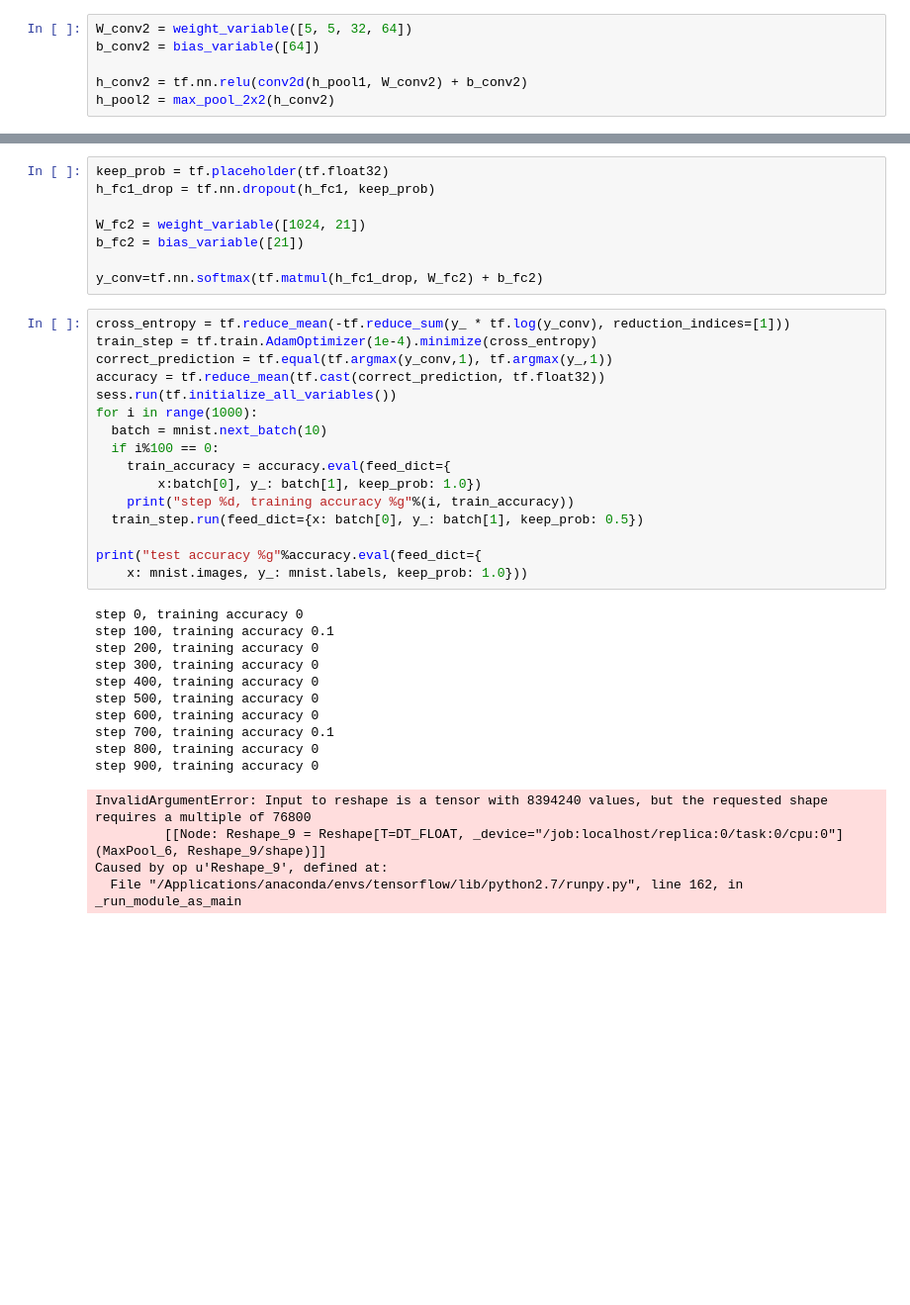
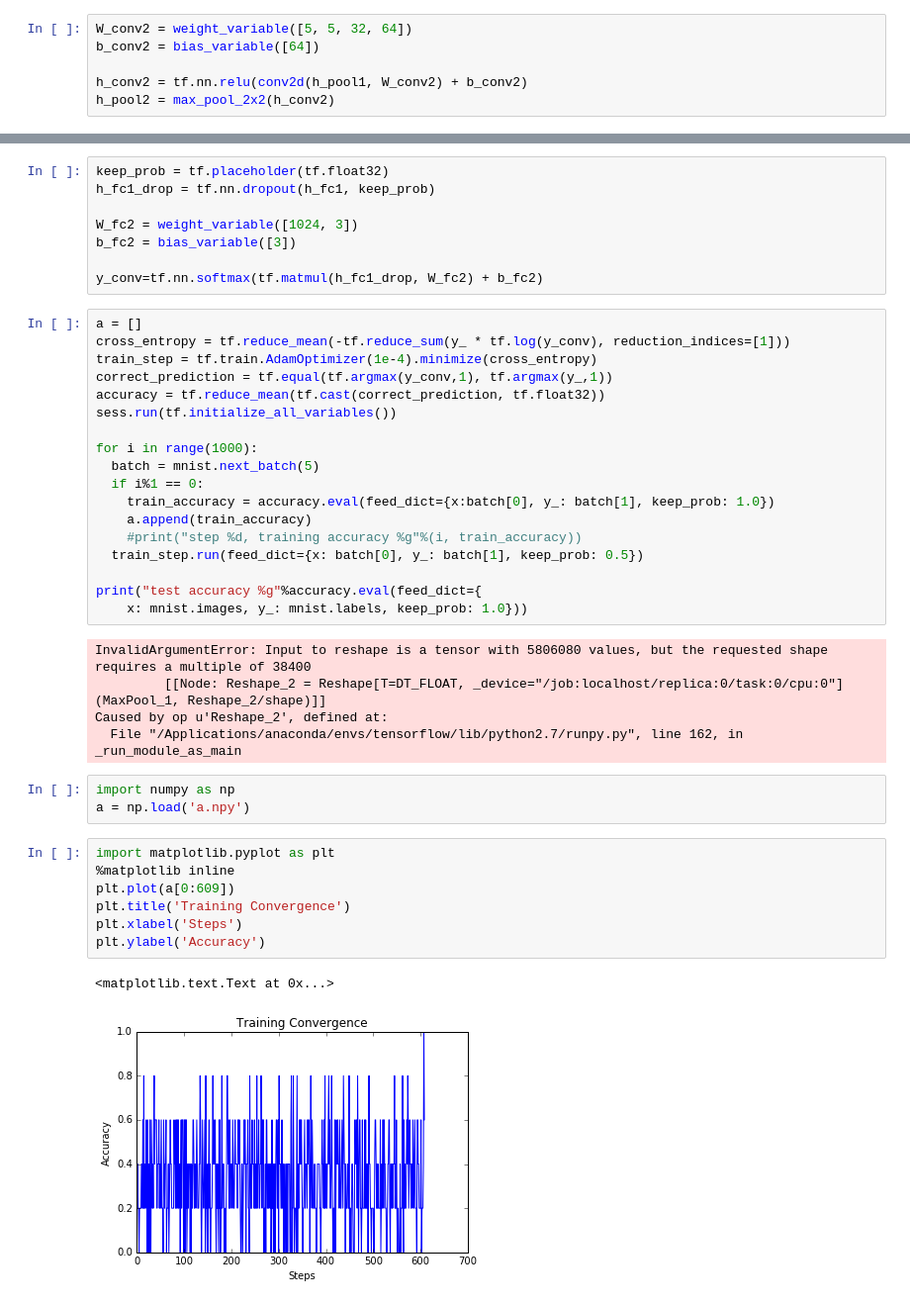
Before and after one commit to paroma/EyeTracking, a Jupyter notebook: TensorFlow MNIST.ipynb, the cells around one changed output, grey strips where cells are left out. Shown at 99% size. Drawn from its saved outputs; the diff is of its cells as text; blank space fills up the shorter version.

Commit message:
added plotting saving thing

```diff
--- a/TensorFlow MNIST.ipynb
+++ b/TensorFlow MNIST.ipynb
@@ -85,38 +76,43 @@ h_fc1 = tf.nn.relu(tf.matmul(h_pool2_flat, W_fc1) + b_fc1)
 keep_prob = tf.placeholder(tf.float32)
 h_fc1_drop = tf.nn.dropout(h_fc1, keep_prob)
 
-W_fc2 = weight_variable([1024, 21])
-b_fc2 = bias_variable([21])
+W_fc2 = weight_variable([1024, 3])
+b_fc2 = bias_variable([3])
 
 y_conv=tf.nn.softmax(tf.matmul(h_fc1_drop, W_fc2) + b_fc2)
 # %%
+a = []
 cross_entropy = tf.reduce_mean(-tf.reduce_sum(y_ * tf.log(y_conv), reduction_indices=[1]))
 train_step = tf.train.AdamOptimizer(1e-4).minimize(cross_entropy)
 correct_prediction = tf.equal(tf.argmax(y_conv,1), tf.argmax(y_,1))
 accuracy = tf.reduce_mean(tf.cast(correct_prediction, tf.float32))
 sess.run(tf.initialize_all_variables())
+
 for i in range(1000):
-  batch = mnist.next_batch(10)
-  if i%100 == 0:
-    train_accuracy = accuracy.eval(feed_dict={
-        x:batch[0], y_: batch[1], keep_prob: 1.0})
-    print("step %d, training accuracy %g"%(i, train_accuracy))
+  batch = mnist.next_batch(5)
+  if i%1 == 0:
+    train_accuracy = accuracy.eval(feed_dict={x:batch[0], y_: batch[1], keep_prob: 1.0})
+    a.append(train_accuracy)
+    #print("step %d, training accuracy %g"%(i, train_accuracy))
   train_step.run(feed_dict={x: batch[0], y_: batch[1], keep_prob: 0.5})
 
 print("test accuracy %g"%accuracy.eval(feed_dict={
     x: mnist.images, y_: mnist.labels, keep_prob: 1.0}))
 # %% [output]
-step 0, training accuracy 0
-step 100, training accuracy 0.1
-step 200, training accuracy 0
-step 300, training accuracy 0
-step 400, training accuracy 0
-step 500, training accuracy 0
-step 600, training accuracy 0
-step 700, training accuracy 0.1
-step 800, training accuracy 0
-step 900, training accuracy 0
+InvalidArgumentError: Input to reshape is a tensor with 5806080 values, but the requested shape requires a multiple of 38400
+         [[Node: Reshape_2 = Reshape[T=DT_FLOAT, _device="/job:localhost/replica:0/task:0/cpu:0"](MaxPool_1, Reshape_2/shape)]]
+Caused by op u'Reshape_2', defined at:
+  File "/Applications/anaconda/envs/tensorflow/lib/python2.7/runpy.py", line 162, in _run_module_as_main
-InvalidArgumentError: Input to reshape is a tensor with 8394240 values, but the requested shape requires a multiple of 76800
-         [[Node: Reshape_9 = Reshape[T=DT_FLOAT, _device="/job:localhost/replica:0/task:0/cpu:0"](MaxPool_6, Reshape_9/shape)]]
-Caused by op u'Reshape_9', defined at:
-  File "/Applications/anaconda/envs/tensorflow/lib/python2.7/runpy.py", line 162, in _run_module_as_main
+# %%
+import numpy as np
+a = np.load('a.npy')
+# %%
+import matplotlib.pyplot as plt
+%matplotlib inline
+plt.plot(a[0:609])
+plt.title('Training Convergence')
+plt.xlabel('Steps')
+plt.ylabel('Accuracy')
+# %% [output]
+<matplotlib.text.Text at 0x...>
+[figure, added]
```
Also changed, not shown: parts of 7 cells of this notebook.
